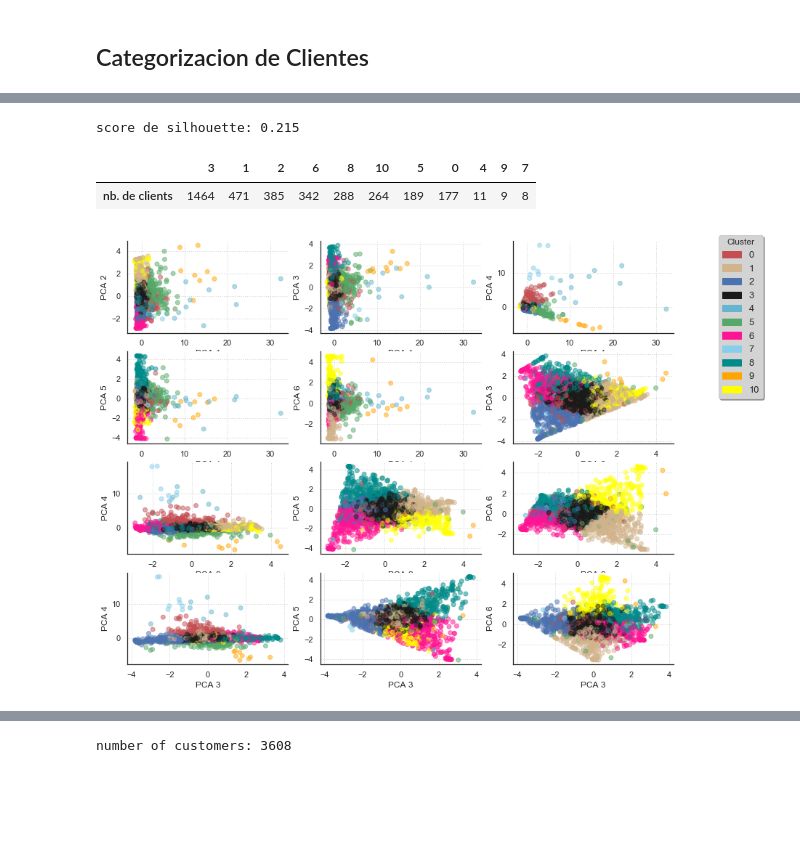
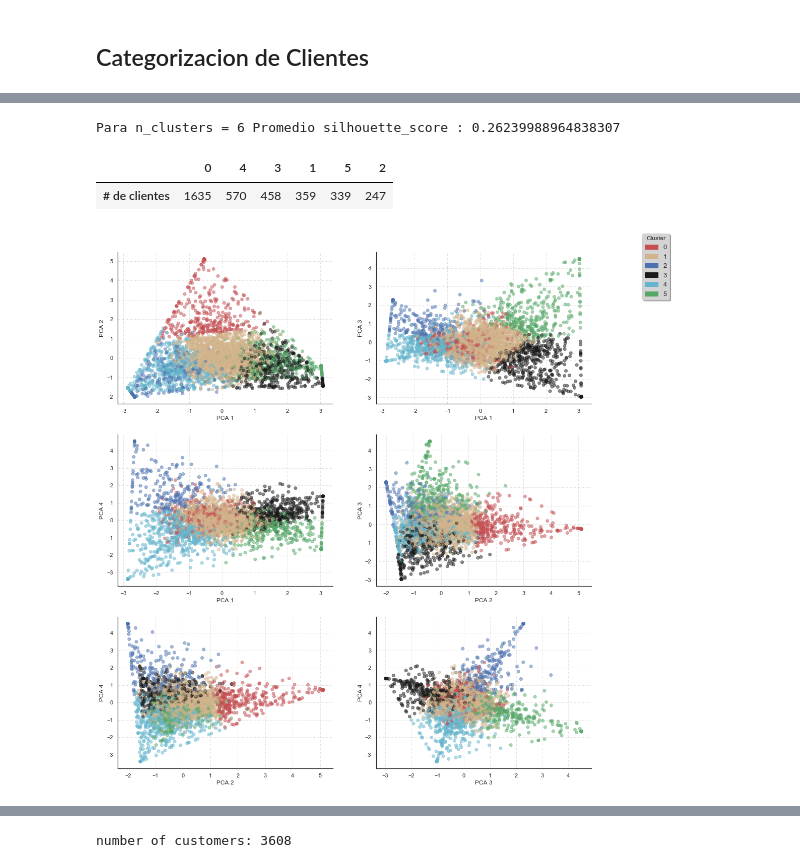
Before and after one commit to taicoding/SegmentacionClientes, a Jupyter notebook: Ejemplo de Segmentación de Clientes.ipynb, the cells around one changed output, grey strips where cells are left out. Saved outputs shown, nothing was run; the diff lists cells and outputs as text; code cells hidden in the pictures; blank space fills up the shorter version.

```diff
--- a/Ejemplo de Segmentación de Clientes.ipynb
+++ b/Ejemplo de Segmentación de Clientes.ipynb
@@ -987,7 +1011,7 @@ numero de clientes con unsa sola compra: 1445/3608  (40.05%)
 # %% [markdown]
 ## Categorizacion de Clientes
 # %%
-list_cols = ['count','min','max','mean','categ_0','categ_1','categ_2','categ_3','categ_4']
+list_cols = ['categ_0','categ_1','categ_2','categ_3','categ_4']
 
 selected_customers = transactions_per_user.copy(deep = True)
 matrix = selected_customers[list_cols]
@@ -1023,0 +1047,7 @@ plt.legend(loc='best', fontsize = 13);
+# %%
+for n_clusters in range(3,10):
+    kmeans = KMeans(init='k-means++', n_clusters = n_clusters, n_init=30)
+    kmeans.fit(scaled_matrix)
+    clusters_clients = kmeans.predict(scaled_matrix)
+    silhouette_avg = silhouette_score(scaled_matrix, clusters_clients)
+    print("Para n_clusters =", n_clusters, "Promedio silhouette_score :", silhouette_avg)
@@ -1024,19 +1062,19 @@ plt.legend(loc='best', fontsize = 13);
 # %%
-n_clusters = 11
-kmeans = KMeans(init='k-means++', n_clusters = n_clusters, n_init=100)
+n_clusters = 6
+kmeans = KMeans(init='k-means++', n_clusters = n_clusters, n_init=30)
 kmeans.fit(scaled_matrix)
 clusters_clients = kmeans.predict(scaled_matrix)
 silhouette_avg = silhouette_score(scaled_matrix, clusters_clients)
-print('score de silhouette: {:<.3f}'.format(silhouette_avg))
+print("Para n_clusters =", n_clusters, "Promedio silhouette_score :", silhouette_avg)
 # %% [output]
-score de silhouette: 0.215
+Para n_clusters = 6 Promedio silhouette_score : 0.26239988964838307
 # %%
-pd.DataFrame(pd.Series(clusters_clients).value_counts(), columns = ['nb. de clients']).T
+pd.DataFrame(pd.Series(clusters_clients).value_counts(), columns = ['# de clientes']).T
 # %% [output]
-|  | 3 | 1 | 2 | 6 | 8 | 10 | 5 | 0 | 4 | 9 | 7 |
-| nb. de clients | 1464 | 471 | 385 | 342 | 288 | 264 | 189 | 177 | 11 | 9 | 8 |
+|  | 0 | 4 | 3 | 1 | 5 | 2 |
+| # de clientes | 1635 | 570 | 458 | 359 | 339 | 247 |
 # %%
-pca = PCA(n_components=6)
+pca = PCA(n_components=5)
 matrix_3D = pca.fit_transform(scaled_matrix)
 mat = pd.DataFrame(matrix_3D)
 mat['cluster'] = pd.Series(clusters_clients)
@@ -1046,40 +1084,40 @@ import matplotlib.patches as mpatches
 sns.set_style("white")
 sns.set_context("notebook", font_scale=1, rc={"lines.linewidth": 2.5})
 
 LABEL_COLOR_MAP = {0:'r', 1:'tan', 2:'b', 3:'k', 4:'c', 5:'g', 6:'deeppink', 7:'skyblue', 8:'darkcyan', 9:'orange',
                    10:'yellow', 11:'tomato', 12:'seagreen'}
 label_color = [LABEL_COLOR_MAP[l] for l in mat['cluster']]
 
-fig = plt.figure(figsize = (12,10))
+fig = plt.figure(figsize = (15,30))
 increment = 0
-for ix in range(6):
-    for iy in range(ix+1, 6):
+for ix in range(4):
+    for iy in range(ix+1, 4):
         increment += 1
-        ax = fig.add_subplot(4,3,increment)
+        ax = fig.add_subplot(5,2,increment)
         ax.scatter(mat[ix], mat[iy], c= label_color, alpha=0.5)
         plt.ylabel('PCA {}'.format(iy+1), fontsize = 12)
         plt.xlabel('PCA {}'.format(ix+1), fontsize = 12)
         ax.yaxis.grid(color='lightgray', linestyle=':')
         ax.xaxis.grid(color='lightgray', linestyle=':')
         ax.spines['right'].set_visible(False)
         ax.spines['top'].set_visible(False)
 
-        if increment == 12: break
-    if increment == 12: break
+        if increment == 6: break
+    if increment == 6: break
 
 
 comp_handler = []
 for i in range(n_clusters):
     comp_handler.append(mpatches.Patch(color = LABEL_COLOR_MAP[i], label = i))
 
 plt.legend(handles=comp_handler, bbox_to_anchor=(1.1, 0.9),
            title='Cluster', facecolor = 'lightgrey',
            shadow = True, frameon = True, framealpha = 1,
            fontsize = 13, bbox_transform = plt.gcf().transFigure)
 
 plt.tight_layout()
 # %% [output]
-[figure, old version]
+[figure, new version]
 # %%
 sample_silhouette_values = silhouette_samples(scaled_matrix, clusters_clients)
 
```
Also changed, not shown: parts of 65 cells of this notebook, 1 other file.
